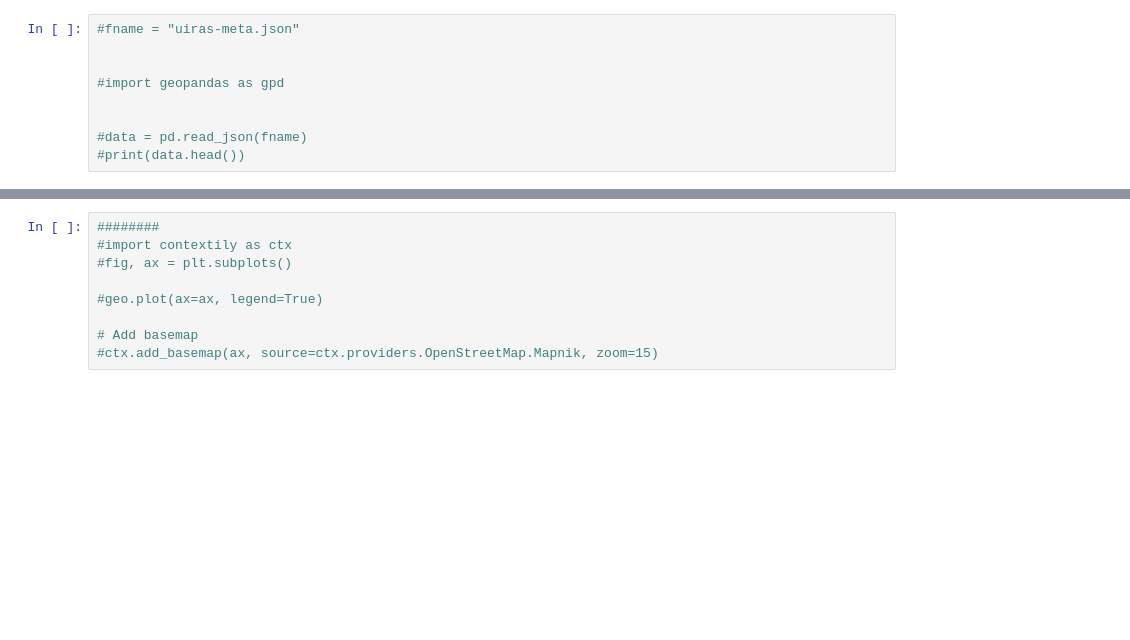
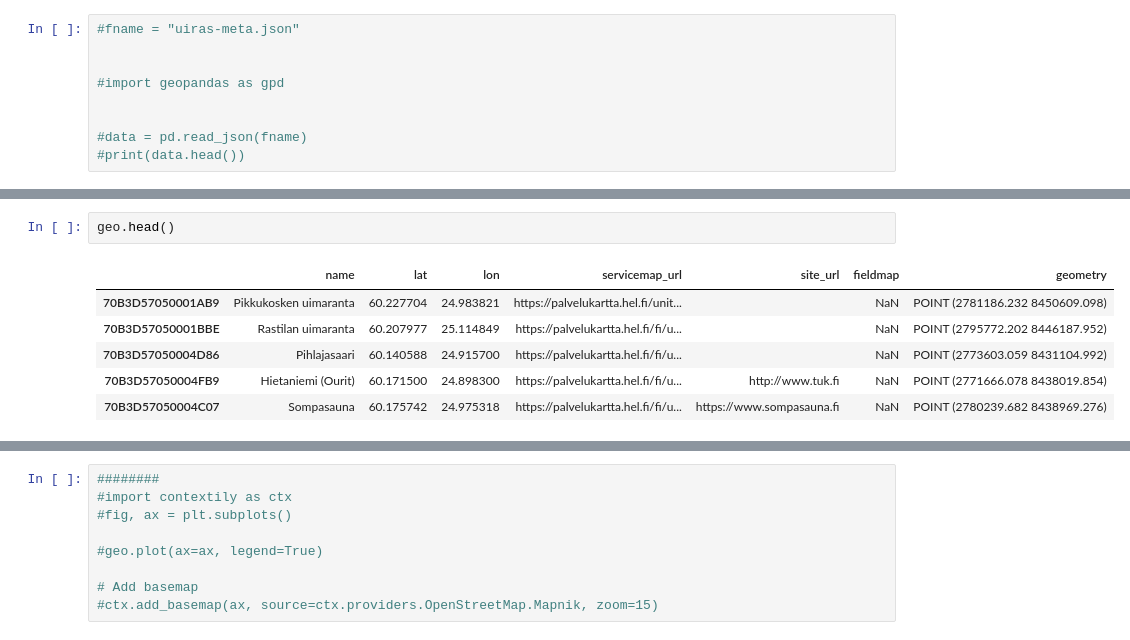
Before and after one commit to AutoGIS-2020/exercise-5-pjustus, a Jupyter notebook: docs/Exercise-2-pjustus.ipynb, the cells around one changed output, grey strips where cells are left out. Cells and saved outputs as stored; diff of their text form; blank space fills up the shorter version.

```diff
--- a/docs/Exercise-2-pjustus.ipynb
+++ b/docs/Exercise-2-pjustus.ipynb
@@ -75,0 +125,9 @@ temps
+# %%
+geo.head()
+# %% [output]
+|  | name | lat | lon | servicemap_url | site_url | fieldmap | geometry |
+| 70B3D57050001AB9 | Pikkukosken uimaranta | 60.227704 | 24.983821 | https://palvelukartta.hel.fi/unit... |  | NaN | POINT (2781186.232 8450609.098) |
+| 70B3D57050001BBE | Rastilan uimaranta | 60.207977 | 25.114849 | https://palvelukartta.hel.fi/fi/u... |  | NaN | POINT (2795772.202 8446187.952) |
+| 70B3D57050004D86 | Pihlajasaari | 60.140588 | 24.915700 | https://palvelukartta.hel.fi/fi/u... |  | NaN | POINT (2773603.059 8431104.992) |
+| 70B3D57050004FB9 | Hietaniemi (Ourit) | 60.171500 | 24.898300 | https://palvelukartta.hel.fi/fi/u... | http://www.tuk.fi | NaN | POINT (2771666.078 8438019.854) |
+| 70B3D57050004C07 | Sompasauna | 60.175742 | 24.975318 | https://palvelukartta.hel.fi/fi/u... | https://www.sompasauna.fi | NaN | POINT (2780239.682 8438969.276) |
```
Also changed, not shown: parts of 6 cells of this notebook.
